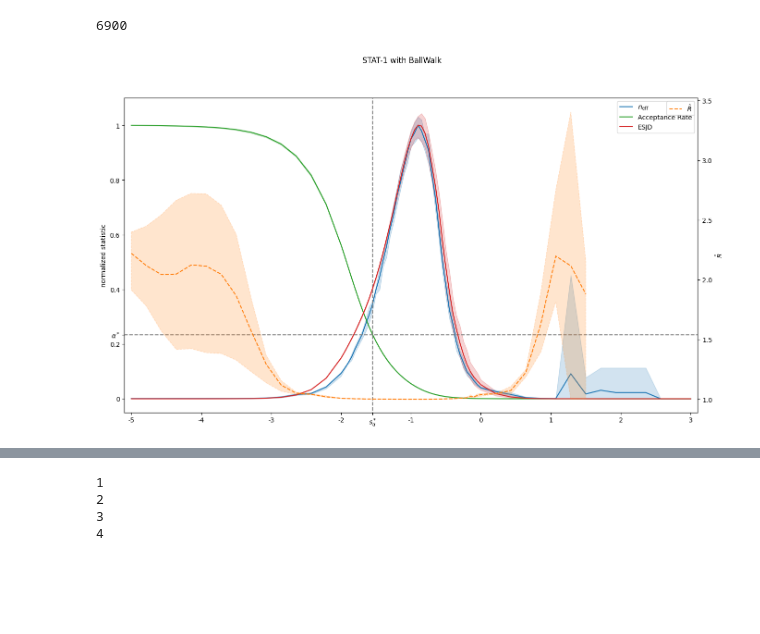
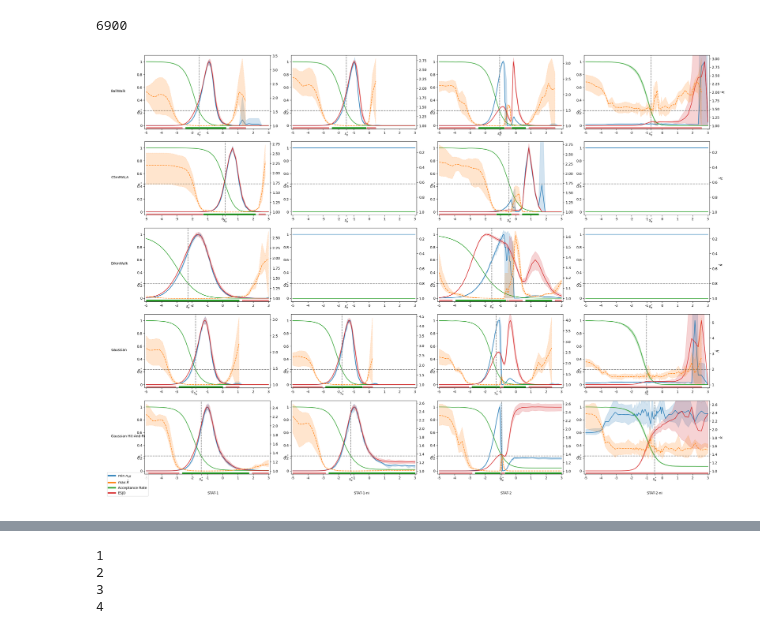
Before and after one commit to ripaul/mscthesis, a Jupyter notebook: bruteforce.ipynb, the cells around one changed output, grey strips where cells are left out. Cells and saved outputs as stored; diff of their text form; code cells hidden in the pictures; blank space fills up the shorter version.

```diff
--- a/bruteforce.ipynb
+++ b/bruteforce.ipynb
@@ -11,6 +11,7 @@ import time
 from sklearn.neighbors import KernelDensity
 import matplotlib.pyplot as plt
 from matplotlib import cm
+from matplotlib.lines import Line2D
 
 import warnings
 from multiprocessing import Pool
@@ -21,6 +22,8 @@ from tqdm.notebook import tqdm
 import corner
 
 session = "bruteforce"
+
+figsize = np.array([6.4, 4.8])
 # %%
 dims = [2]#, 5, 10, 20]#, 30, 50]
 
@@ -211,9 +214,9 @@ for problem_key in problems:
 plt.rcParams['axes.facecolor'] = 'white'
 
 target_style = {
-    r"$n_{\mathrm{eff}}$": {'color': 'C0'},
-    r"$n_{\mathrm{eff}}$/t": {'color': 'C0', 'linestyle': 'dashed'},
-    r"$\hat{R}$": {'color': 'C1', 'linestyle': 'dashed'},
+    r"min $n_{\mathrm{eff}}$": {'color': 'C0'},
+    r"min $n_{\mathrm{eff}}$/t": {'color': 'C0', 'linestyle': 'dashed'},
+    r"max $\hat{R}$": {'color': 'C1', 'linestyle': 'dashed'},
     "Acceptance Rate": {'color': 'C2'},
     "ESJD": {'color': 'C3'},
     "ESJD/t": {'color': 'C3', 'linestyle': 'dashed'},
@@ -227,38 +230,50 @@ mala_opt_acc = .44
 with warnings.catch_warnings():
     warnings.simplefilter('ignore')
 
-    for problem_key in problems:
+    rows, cols = len(proposals) + 1, len(problems) + 1
+    fig, axs = plt.subplots(rows, cols, figsize=5*figsize, dpi=100, gridspec_kw={"height_ratios": [5]*(rows-1) + [1], "width_ratios": [1] + [5]*(cols-1)})
+
+    fig.patch.set_facecolor('white')
+
+    for i, problem_key in enumerate(problems):
         for proposal_idx, (proposal_name, proposal) in enumerate(proposals.items()):
             opt_acc = mala_opt_acc if proposal_name == 'CSmMALA' else gauss_opt_acc
 
-            rows, cols = 1, 1
-            fig, ax1 = plt.subplots(rows, cols, figsize=(16, 9), dpi=100)#, gridspec_kw={"height_ratios": [5]*(rows) + [1], "width_ratios": [1] + [5]*(cols-1)})
+            ax1 = axs[proposal_idx, i+1]
+            ax2 = ax1.twinx()
 
-            fig.suptitle(problem_key + " with " + proposal_name)
-
-            fig.patch.set_facecolor('white')
-
-            ax2 = ax1.twinx()
+            #rows, cols = 1, 1
+            #fig, ax1 = plt.subplots(rows, cols, figsize=(16, 9), dpi=100)#, gridspec_kw={"height_ratios": [5]*(rows) + [1], "width_ratios": [1] + [5]*(cols-1)})
 
             a, b = np.log10(stepsize_grid[0])-.1, np.log10(stepsize_grid[-1])+.1
 
             for problem_idx, (dim, _, _) in enumerate(problems[problem_key]):
                 for target_idx, target in enumerate(targets):
-                    if target in [r"$n_{\mathrm{eff}}$/t", "ESJD/t", "T/n"]: continue
+                    if target in [r"min $n_{\mathrm{eff}}$/t", "ESJD/t", "T/n"]: continue
 
                     y = results[problem_key][proposal_idx, problem_idx, target_idx].reshape(len(stepsize_grid), -1)
 
                     y_mean = np.mean(y, axis=-1)
 
-                    if target not in ["Acceptance Rate", r"$\hat{R}$"]:
+                    if target not in ["Acceptance Rate", r"max $\hat{R}$"]:
                         y /= np.max(y_mean)
                         y_mean /= np.max(y_mean)
 
                     y_err = (np.quantile(y, 0.05, axis=-1), np.quantile(y, 0.95, axis=-1))
 
-                    if target == r"$\hat{R}$":
+                    if target == r"max $\hat{R}$":
                         ax2.plot(np.log10(stepsize_grid), y_mean, label=target, alpha=alpha, **target_style[target])
                         ax2.fill_between(np.log10(stepsize_grid), y_err[0], y_err[1], alpha=.2*alpha, **target_style[target])
+
+                        good = (y_mean <= rhat_threshold)
+                        bad = (y_mean > rhat_threshold)
+                        ones = np.ones(stepsize_grid.shape)
+
+                        good_upper = good * ones - 1.025
+                        bad_upper = bad * ones - 1.025
+
+                        ax1.fill_between(np.log10(stepsize_grid), -1*ones, bad_upper, color='C3', zorder = -6, alpha=.5)
+                        ax1.fill_between(np.log10(stepsize_grid), -1*ones, good_upper, color='C2', zorder = -5, alpha=1)
                     else:
                         ax1.plot(np.log10(stepsize_grid), y_mean, label=target, alpha=alpha, **target_style[target])
                         ax1.fill_between(np.log10(stepsize_grid), y_err[0], y_err[1], alpha=.2*alpha, **target_style[target])
@@ -266,38 +281,59 @@ with warnings.catch_warnings():
                     if target == "Acceptance Rate":
                         diff = y_mean - opt_acc
                         if diff[0] > 0 and diff[-1] < 0:
                             last_pos_idx = np.where(diff > 0)[-1][-1]
                             x1 = np.log10(stepsize_grid)[last_pos_idx]
                             y1 = y_mean[last_pos_idx]
                             x2 = np.log10(stepsize_grid)[last_pos_idx+1]
                             y2 = y_mean[last_pos_idx+1]
 
                             m = (y2 - y1) / (x2 - x1)
                             c = y1 - m * x1
 
                             x_opt_acc = (opt_acc - c) / m
 
                             ax1.plot([x_opt_acc, x_opt_acc], [-.1, 1.1], linestyle='dashed', color='gray')
-                            ax1.plot([a, b], [opt_acc, opt_acc], linestyle='dashed', color='gray')
+                        ax1.plot([a, b], [opt_acc, opt_acc], linestyle='dashed', color='gray')
 
             ax1.set_yticks([0, opt_acc, .2, .4, .6, .8, 1], [0, r"$\alpha^*$", .2, .4, .6, .8, 1])
             ax1.set_xticks([-5, -4, -3, -2, -1, 0, 1, 2, 3, x_opt_acc], [-5, -4, -3, -2, -1, 0, 1, 2, 3, r"$s_{\alpha}^*$"])
 
             ylim1 = [-.05, 1.1]
             ax1.set_xlim([a, b])
             ax1.set_ylim(ylim1)
             ylim2 = list(ax2.get_ylim())
             p = np.abs(ylim1[0]) / (ylim1[1] - ylim1[0])
             ylim2[0] = 1 - p*(ylim2[1] - 1)
             ax2.set_ylim(ylim2)
 
-            ax1.set_ylabel('normalized statistic')
-            ax2.set_ylabel(r"$\hat{R}$")
+            #ax1.set_ylabel('normalized statistic')
+            if i+1 == len(problems):
+                ax2.set_ylabel(r"$\hat{R}$")
 
-            ax1.legend()
-            ax2.legend()
+            #ax1.legend()
+            #ax2.legend()
 
-            #fig.savefig(session+"_"+problem_key+"_"+proposal_name+".png")
-            plt.show()
+    #handles, labels = axs[proposal_idx, i].get_legend_handles_labels()
+    #fig.legend(handles, labels, loc=(.07, .07))
+
+    for i in range(rows-1):
+        axs[i, 0].axis('off')
+        axs[i, 0].text(.5, .5, list(proposals)[i])
+
+    for i in range(1, cols):
+        axs[-1, i].axis('off')
+        axs[-1, i].text(.5, .5, list(problems)[i-1])
+
+    axs[rows-1, 0].axis('off')
+
+    custom_lines = [Line2D([0], [0], color='C0', lw=4),
+                    Line2D([0], [0], color='C1', lw=4),
+                    Line2D([0], [0], color='C2', lw=4),
+                    Line2D([0], [0], color='C3', lw=4),
+                   ]
+
+    axs[rows-2, 1].legend(custom_lines, [r"min $n_{\mathrm{eff}}$", r"max $\hat{R}$", "Acceptance Rate", "ESJD",], loc=(-.35, -.3))
+
+    plt.show()
 # %% [output]
-[figure, old version]
+[figure, new version]
```
Also changed, not shown: parts of 4 cells of this notebook, 2 other files.
